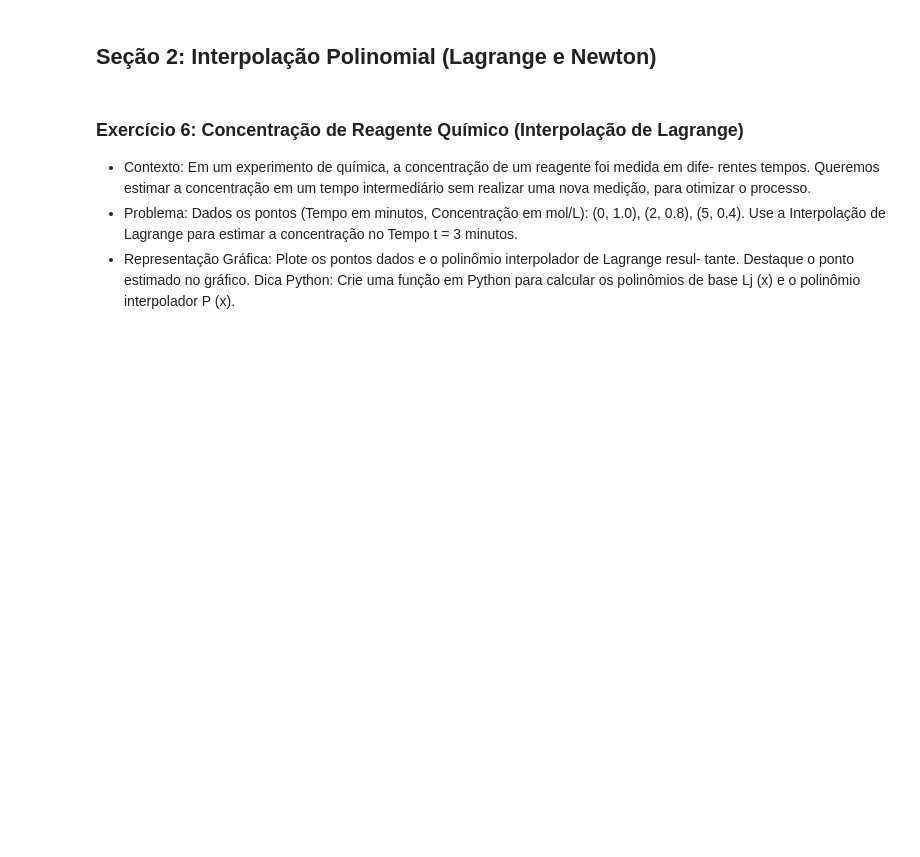
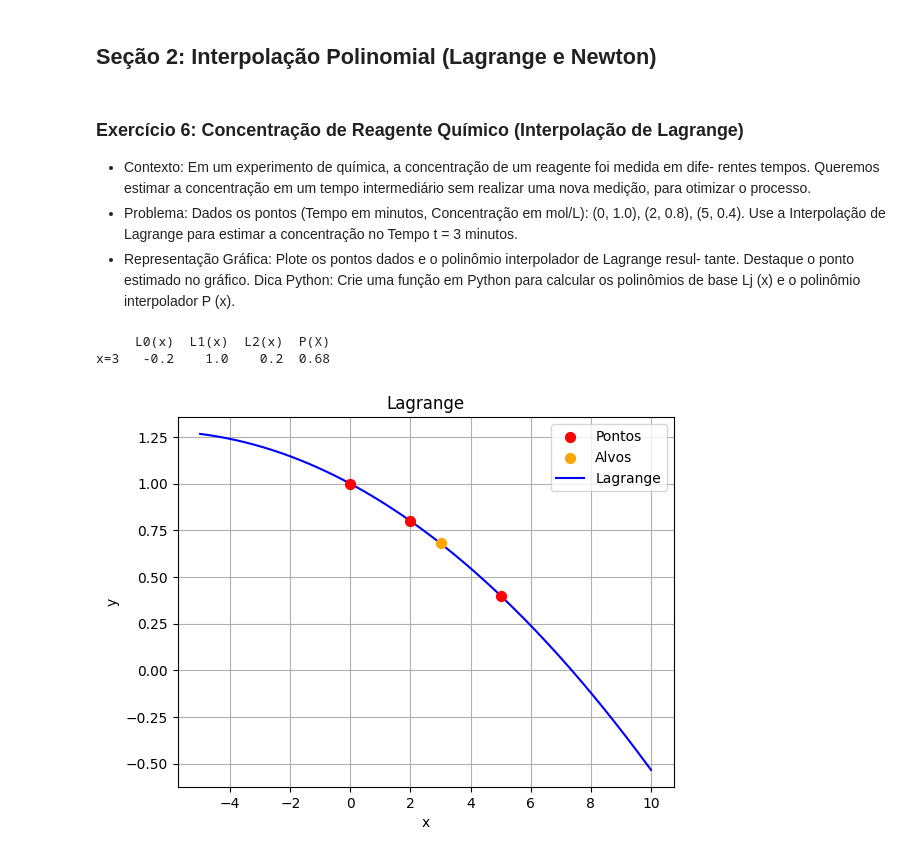
Before and after one commit to AngeloDev-New/IA-Materiais, a Jupyter notebook: rosangela/7_set_revisao/tarefa1_10.ipynb, the cells around one changed output. Cells and saved outputs as stored; diff of their text form; code cells hidden in the pictures; blank space fills up the shorter version.

```diff
--- a/rosangela/7_set_revisao/tarefa1_10.ipynb
+++ b/rosangela/7_set_revisao/tarefa1_10.ipynb
@@ -296,8 +378,13 @@ calcular os polinômios de base Lj (x) e o polinômio interpolador P (x).
 # %%
 points = [
     (0, 1.0),
     (2, 0.8),
     (5, 0.4)
 ]
 x = [3]
 l = Lagrange(x,points)
+l.plot()
+# %% [output]
+     L0(x)  L1(x)  L2(x)  P(X)
+x=3   -0.2    1.0    0.2  0.68
+[figure, added]
```
Also changed, not shown: parts of 11 cells of this notebook.
